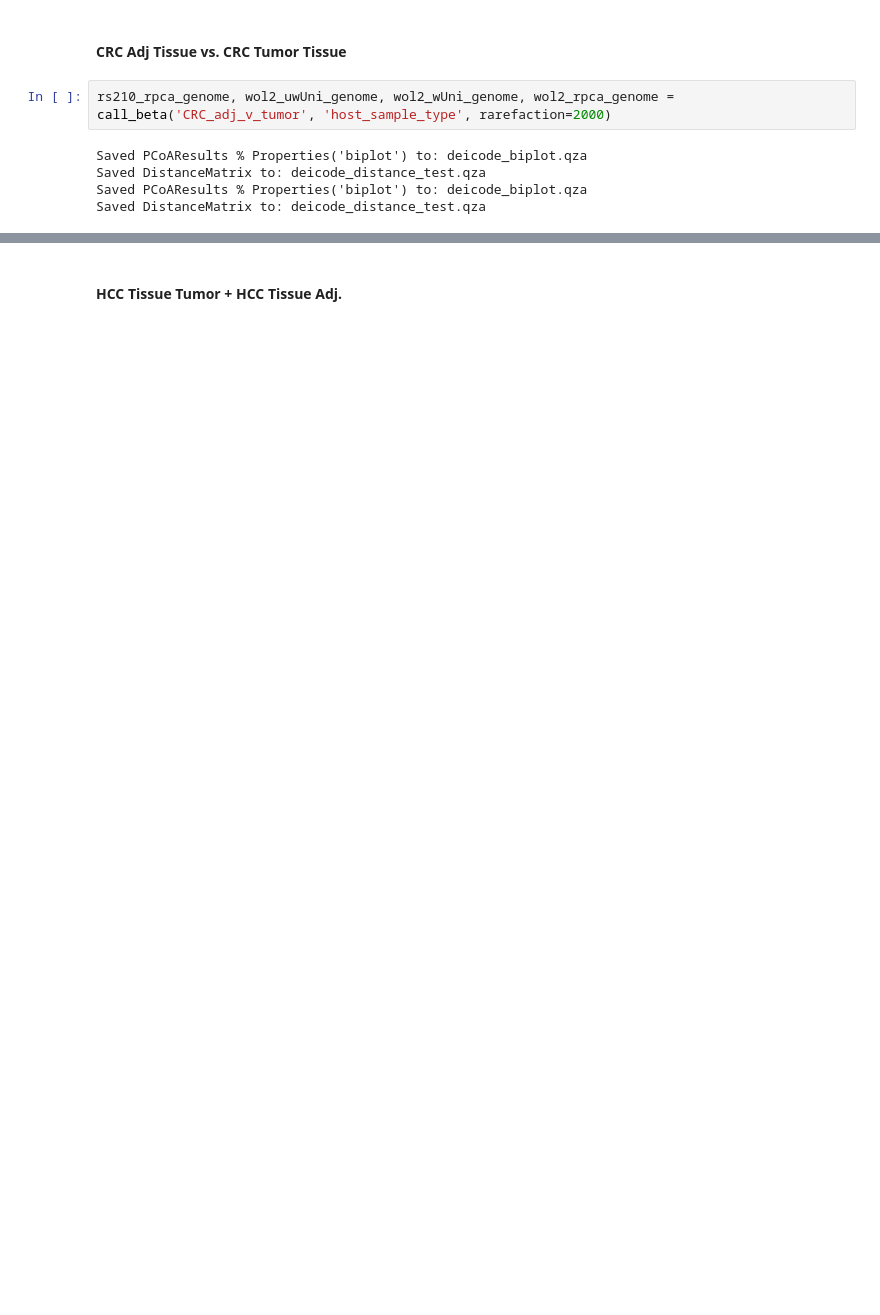
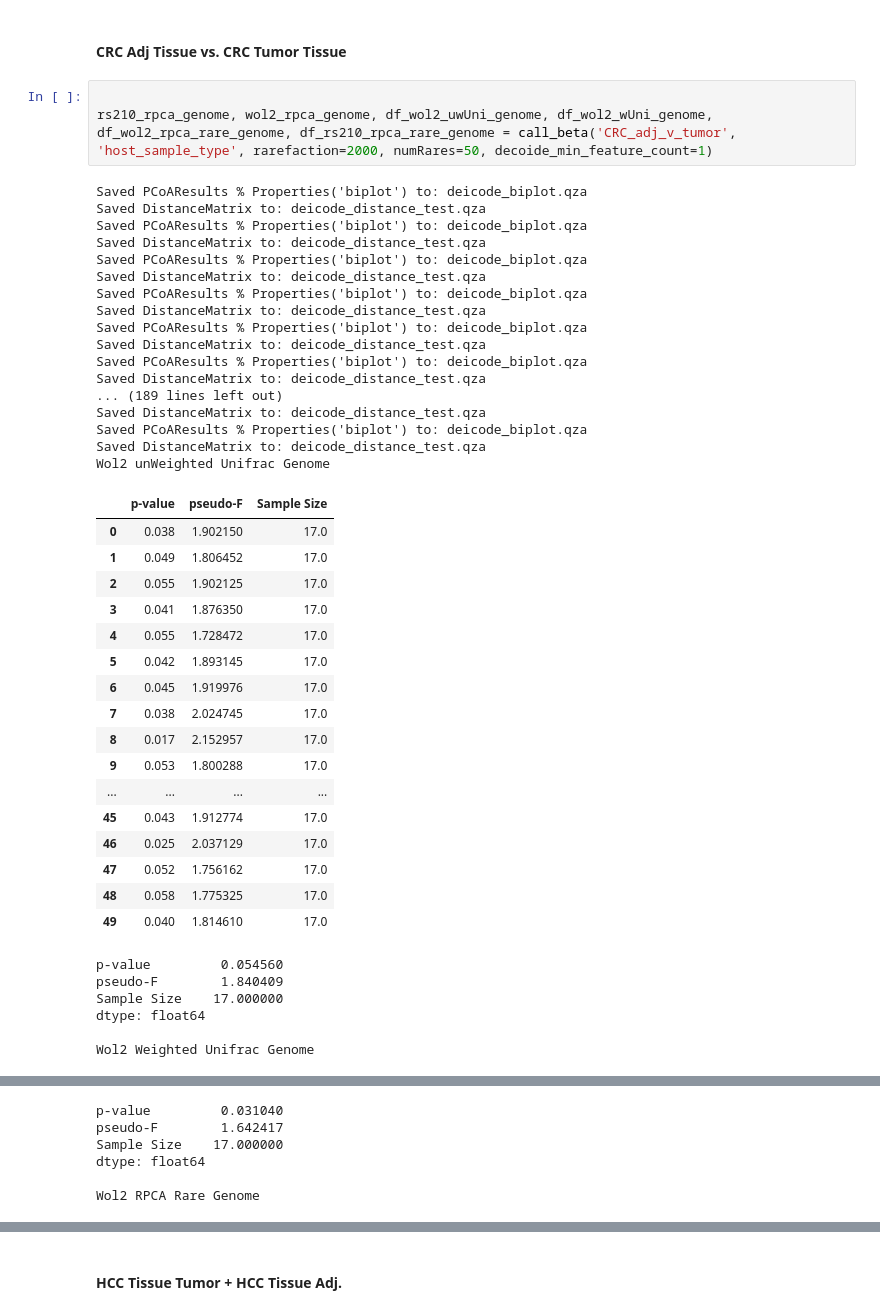
Before and after one commit to cguccione/HCC-microbialDNA, a Jupyter notebook: 4_BetaDiversitySummary.ipynb, the cells around one changed output, grey strips where cells are left out. Drawn from its saved outputs; the diff is of its cells as text; blank space fills up the shorter version.

```diff
--- a/4_BetaDiversitySummary.ipynb
+++ b/4_BetaDiversitySummary.ipynb
@@ -249,9 +186,46 @@ Saved DistanceMatrix to: deicode_distance_test.qza
 # %% [markdown]
 #### CRC Adj Tissue vs. CRC Tumor Tissue
-# %%
-rs210_rpca_genome, wol2_uwUni_genome, wol2_wUni_genome, wol2_rpca_genome = call_beta('CRC_adj_v_tumor', 'host_sample_type', rarefaction=2000)
-# %% [output]
-Saved PCoAResults % Properties('biplot') to: deicode_biplot.qza
-Saved DistanceMatrix to: deicode_distance_test.qza
-Saved PCoAResults % Properties('biplot') to: deicode_biplot.qza
-Saved DistanceMatrix to: deicode_distance_test.qza
+# %%
+
+rs210_rpca_genome, wol2_rpca_genome, df_wol2_uwUni_genome, df_wol2_wUni_genome, df_wol2_rpca_rare_genome, df_rs210_rpca_rare_genome = call_beta('CRC_adj_v_tumor', 'host_sample_type', rarefaction=2000, numRares=50, decoide_min_feature_count=1)
+# %% [output]
+Saved PCoAResults % Properties('biplot') to: deicode_biplot.qza
+Saved DistanceMatrix to: deicode_distance_test.qza
+Saved PCoAResults % Properties('biplot') to: deicode_biplot.qza
+Saved DistanceMatrix to: deicode_distance_test.qza
+Saved PCoAResults % Properties('biplot') to: deicode_biplot.qza
+Saved DistanceMatrix to: deicode_distance_test.qza
+Saved PCoAResults % Properties('biplot') to: deicode_biplot.qza
+Saved DistanceMatrix to: deicode_distance_test.qza
+Saved PCoAResults % Properties('biplot') to: deicode_biplot.qza
+Saved DistanceMatrix to: deicode_distance_test.qza
+Saved PCoAResults % Properties('biplot') to: deicode_biplot.qza
+Saved DistanceMatrix to: deicode_distance_test.qza
+... (189 lines left out)
+Saved DistanceMatrix to: deicode_distance_test.qza
+Saved PCoAResults % Properties('biplot') to: deicode_biplot.qza
+Saved DistanceMatrix to: deicode_distance_test.qza
+Wol2 unWeighted Unifrac Genome
+|  | p-value | pseudo-F | Sample Size |
+| 0 | 0.038 | 1.902150 | 17.0 |
+| 1 | 0.049 | 1.806452 | 17.0 |
+| 2 | 0.055 | 1.902125 | 17.0 |
+| 3 | 0.041 | 1.876350 | 17.0 |
+| 4 | 0.055 | 1.728472 | 17.0 |
+| 5 | 0.042 | 1.893145 | 17.0 |
+| 6 | 0.045 | 1.919976 | 17.0 |
+| 7 | 0.038 | 2.024745 | 17.0 |
+| 8 | 0.017 | 2.152957 | 17.0 |
+| 9 | 0.053 | 1.800288 | 17.0 |
+| ... | ... | ... | ... |
+| 45 | 0.043 | 1.912774 | 17.0 |
+| 46 | 0.025 | 2.037129 | 17.0 |
+| 47 | 0.052 | 1.756162 | 17.0 |
+| 48 | 0.058 | 1.775325 | 17.0 |
+| 49 | 0.040 | 1.814610 | 17.0 |
+p-value         0.054560
+pseudo-F        1.840409
+Sample Size    17.000000
+dtype: float64
+
+Wol2 Weighted Unifrac Genome
@@ -257,0 +249,6 @@ Saved DistanceMatrix to: deicode_distance_test.qza
+p-value         0.031040
+pseudo-F        1.642417
+Sample Size    17.000000
+dtype: float64
+
+Wol2 RPCA Rare Genome
```
Also changed, not shown: parts of 23 cells of this notebook, 26 other files.
